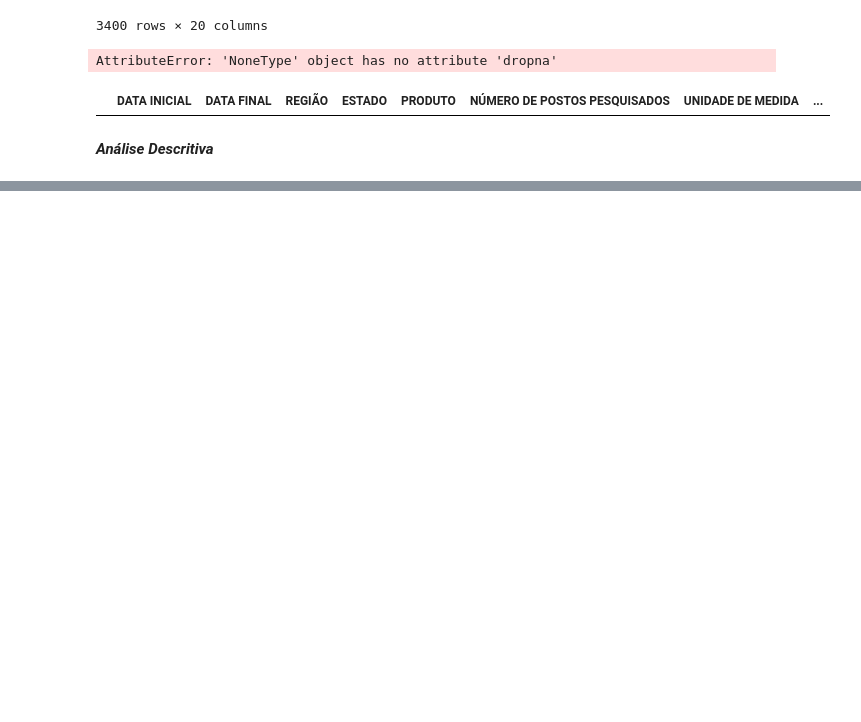
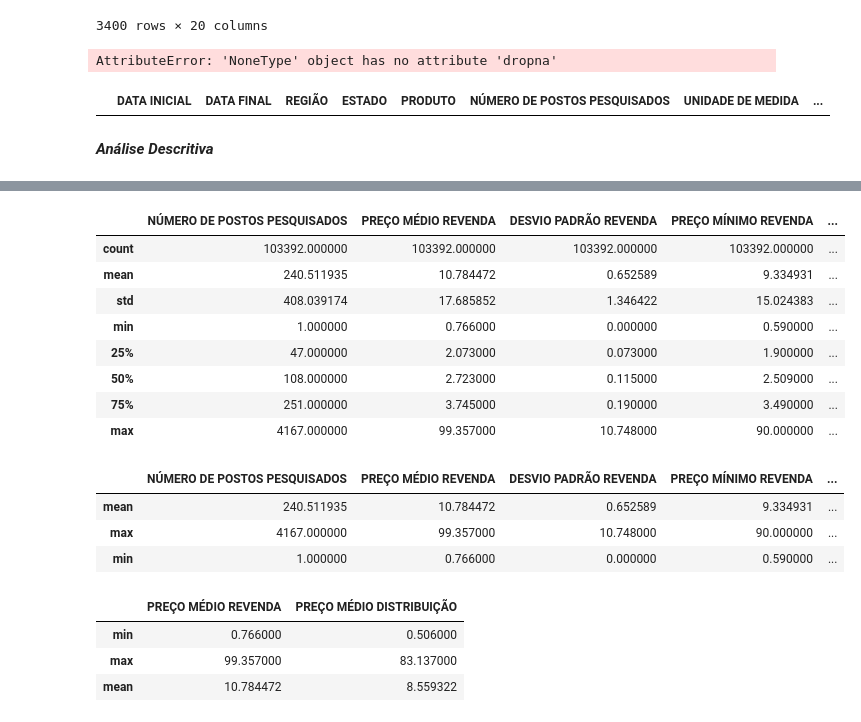
Before and after one commit to LaersonJunior/estudopandas, a Jupyter notebook: Estudo.ipynb, the cells around one changed output, grey strips where cells are left out. Cells and saved outputs as stored; diff of their text form; code cells hidden in the pictures; blank space fills up the shorter version.

```diff
--- a/Estudo.ipynb
+++ b/Estudo.ipynb
@@ -1276,0 +1313,27 @@ df.head()
+# %%
+stats=df.describe()
+stats
+# %% [output]
+|  | NÚMERO DE POSTOS PESQUISADOS | PREÇO MÉDIO REVENDA | DESVIO PADRÃO REVENDA | PREÇO MÍNIMO REVENDA | ... |
+| count | 103392.000000 | 103392.000000 | 103392.000000 | 103392.000000 | ... |
+| mean | 240.511935 | 10.784472 | 0.652589 | 9.334931 | ... |
+| std | 408.039174 | 17.685852 | 1.346422 | 15.024383 | ... |
+| min | 1.000000 | 0.766000 | 0.000000 | 0.590000 | ... |
+| 25% | 47.000000 | 2.073000 | 0.073000 | 1.900000 | ... |
+| 50% | 108.000000 | 2.723000 | 0.115000 | 2.509000 | ... |
+| 75% | 251.000000 | 3.745000 | 0.190000 | 3.490000 | ... |
+| max | 4167.000000 | 99.357000 | 10.748000 | 90.000000 | ... |
+# %%
+stats.loc[['mean','max','min']]
+# %% [output]
+|  | NÚMERO DE POSTOS PESQUISADOS | PREÇO MÉDIO REVENDA | DESVIO PADRÃO REVENDA | PREÇO MÍNIMO REVENDA | ... |
+| mean | 240.511935 | 10.784472 | 0.652589 | 9.334931 | ... |
+| max | 4167.000000 | 99.357000 | 10.748000 | 90.000000 | ... |
+| min | 1.000000 | 0.766000 | 0.000000 | 0.590000 | ... |
+# %%
+stats.loc[['min','max','mean'],['PREÇO MÉDIO REVENDA','PREÇO MÉDIO DISTRIBUIÇÃO']]
+# %% [output]
+|  | PREÇO MÉDIO REVENDA | PREÇO MÉDIO DISTRIBUIÇÃO |
+| min | 0.766000 | 0.506000 |
+| max | 99.357000 | 83.137000 |
+| mean | 10.784472 | 8.559322 |
```
Also changed, not shown: parts of 12 cells of this notebook.
